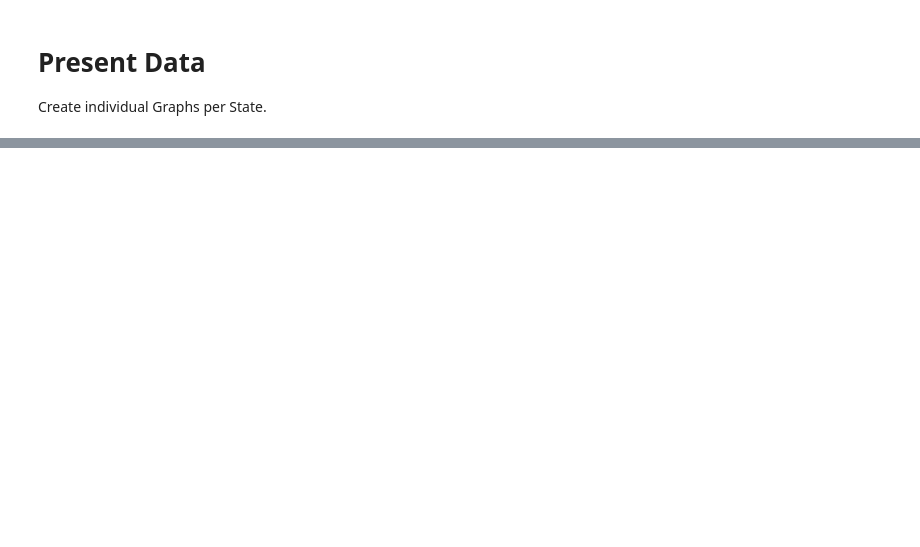
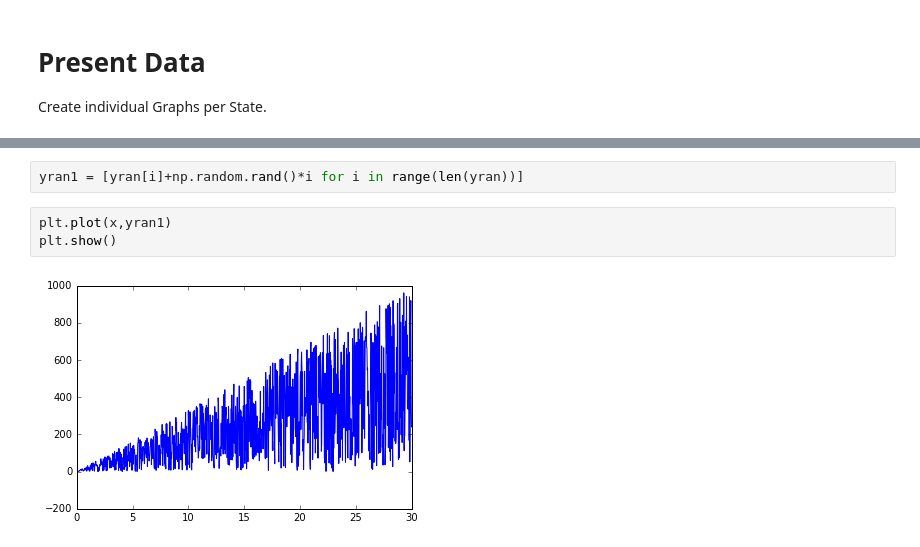
Before and after one commit to jamka1902/Python-Course, a Jupyter notebook: Python-Lesson-4-Pandas-Part-3.ipynb, the cells around one changed output, grey strips where cells are left out. Saved outputs shown, nothing was run; the diff lists cells and outputs as text; blank space fills up the shorter version.

```diff
--- a/Python-Lesson-4-Pandas-Part-3.ipynb
+++ b/Python-Lesson-4-Pandas-Part-3.ipynb
@@ -827,0 +421,7 @@ KeyError: 'the label [FL] is not in the [index]'
+# %%
+yran1 = [yran[i]+np.random.rand()*i for i in range(len(yran))]
+# %%
+plt.plot(x,yran1)
+plt.show()
+# %% [output]
+[figure, added]
```
Also changed, not shown: parts of 52 cells of this notebook, 4 other files.
